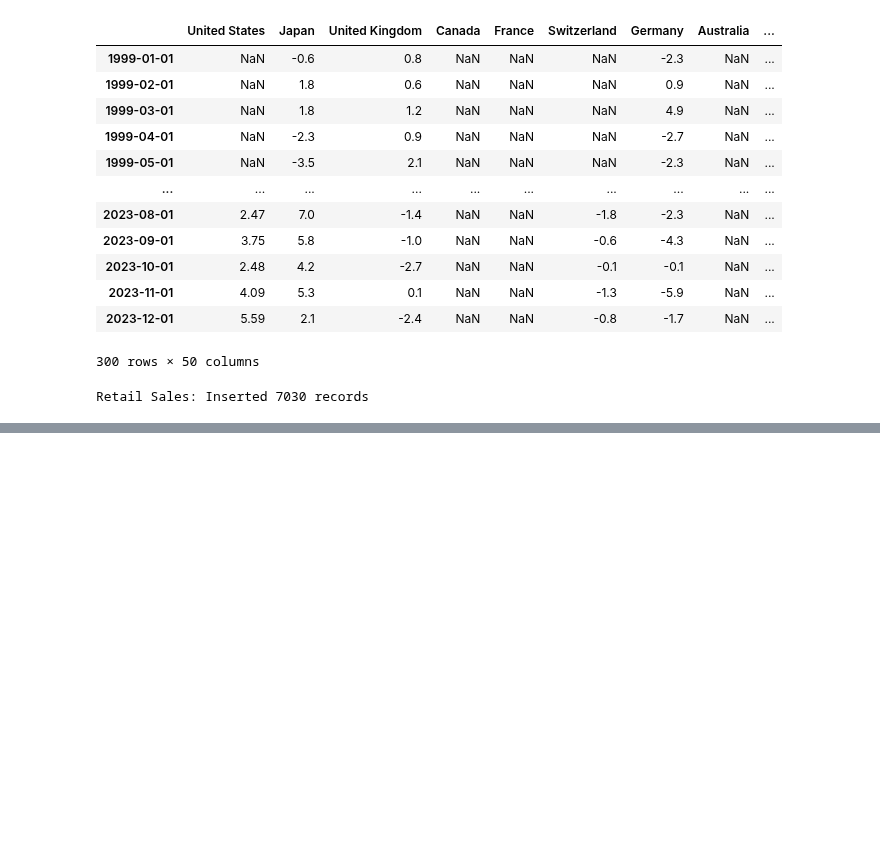
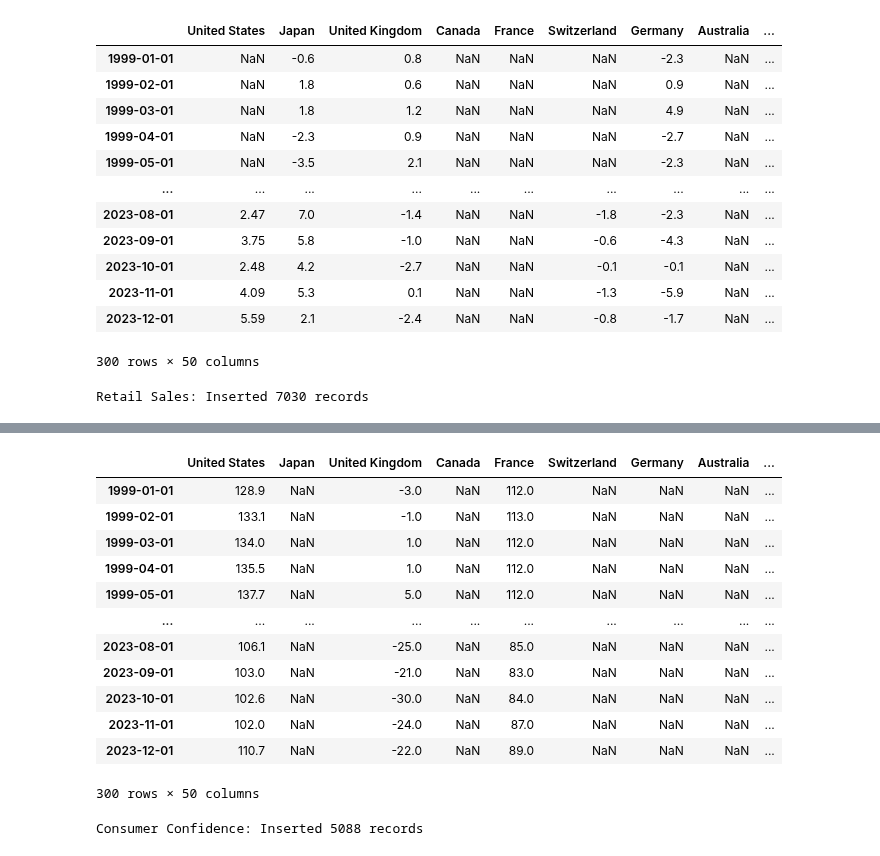
Before and after one commit to lharazin/TFM, a Jupyter notebook: Data/Investing_EconomicCalendar/compare_and_save_key_indicators.ipynb, the cells around one changed output, grey strips where cells are left out. Drawn from its saved outputs; the diff is of its cells as text; code cells hidden in the pictures; blank space fills up the shorter version.

```diff
--- a/Data/Investing_EconomicCalendar/compare_and_save_key_indicators.ipynb
+++ b/Data/Investing_EconomicCalendar/compare_and_save_key_indicators.ipynb
@@ -577,0 +672,3 @@ Retail Sales: Inserted 7030 records
+# %%
+consumer_confidence = preprocessor.process_monthly_indicator('Consumer Confidence', 'Consumer confidence')
+consumer_confidence
@@ -577,0 +695,21 @@ Retail Sales: Inserted 7030 records
+# %%
+df_consumer_confidence = preprocessor.transform_to_countries_df(consumer_confidence, freq='M')
+df_consumer_confidence
+# %% [output]
+|  | United States | Japan | United Kingdom | Canada | France | Switzerland | Germany | Australia | ... |
+| 1999-01-01 | 128.9 | NaN | -3.0 | NaN | 112.0 | NaN | NaN | NaN | ... |
+| 1999-02-01 | 133.1 | NaN | -1.0 | NaN | 113.0 | NaN | NaN | NaN | ... |
+| 1999-03-01 | 134.0 | NaN | 1.0 | NaN | 112.0 | NaN | NaN | NaN | ... |
+| 1999-04-01 | 135.5 | NaN | 1.0 | NaN | 112.0 | NaN | NaN | NaN | ... |
+| 1999-05-01 | 137.7 | NaN | 5.0 | NaN | 112.0 | NaN | NaN | NaN | ... |
+| ... | ... | ... | ... | ... | ... | ... | ... | ... | ... |
+| 2023-08-01 | 106.1 | NaN | -25.0 | NaN | 85.0 | NaN | NaN | NaN | ... |
+| 2023-09-01 | 103.0 | NaN | -21.0 | NaN | 83.0 | NaN | NaN | NaN | ... |
+| 2023-10-01 | 102.6 | NaN | -30.0 | NaN | 84.0 | NaN | NaN | NaN | ... |
+| 2023-11-01 | 102.0 | NaN | -24.0 | NaN | 87.0 | NaN | NaN | NaN | ... |
+| 2023-12-01 | 110.7 | NaN | -22.0 | NaN | 89.0 | NaN | NaN | NaN | ... |
+300 rows × 50 columns
+# %%
+save_to_database('Consumer Confidence', df_consumer_confidence)
+# %% [output]
+Consumer Confidence: Inserted 5088 records
```
Also changed, not shown: parts of 10 cells of this notebook, 2 other files.
